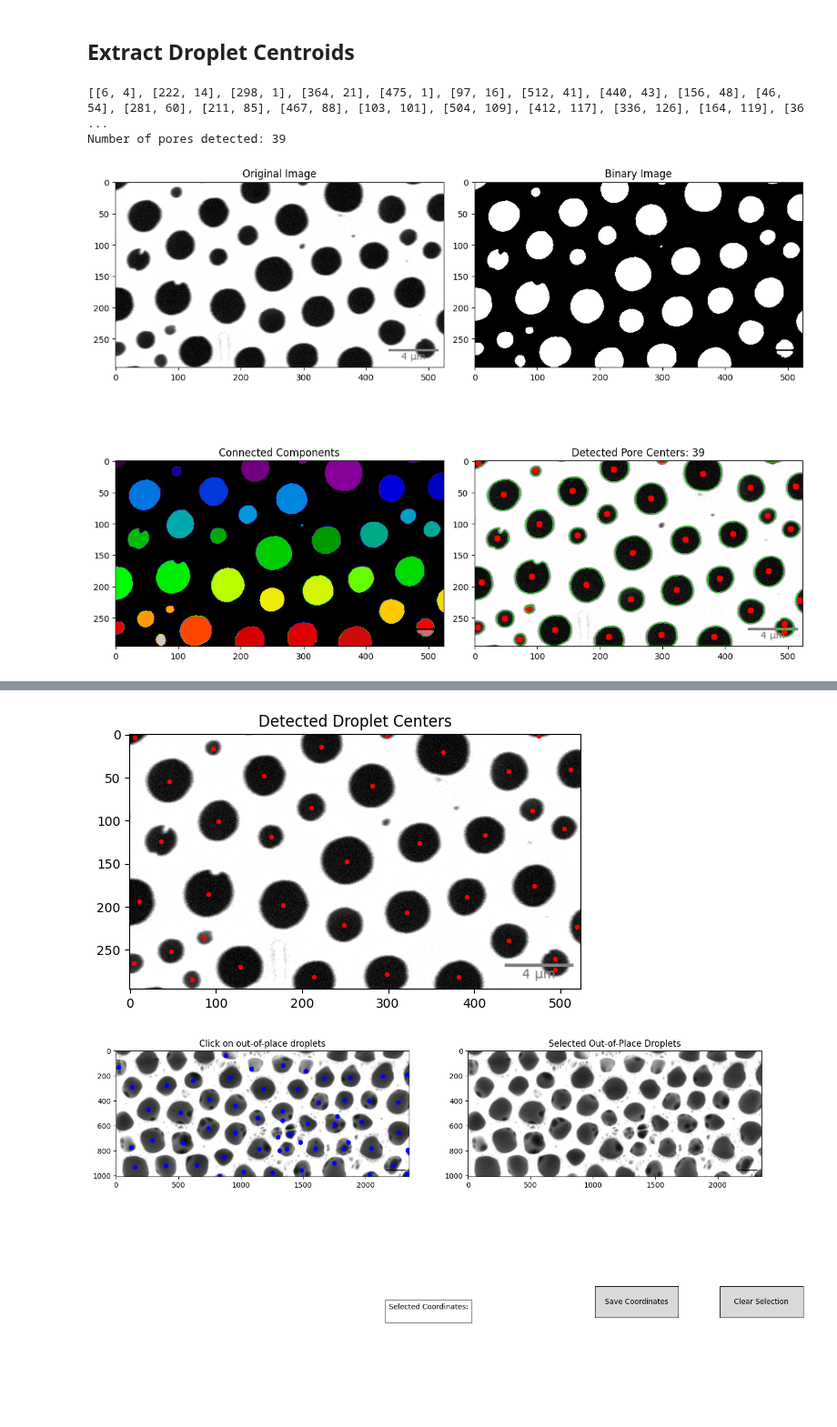
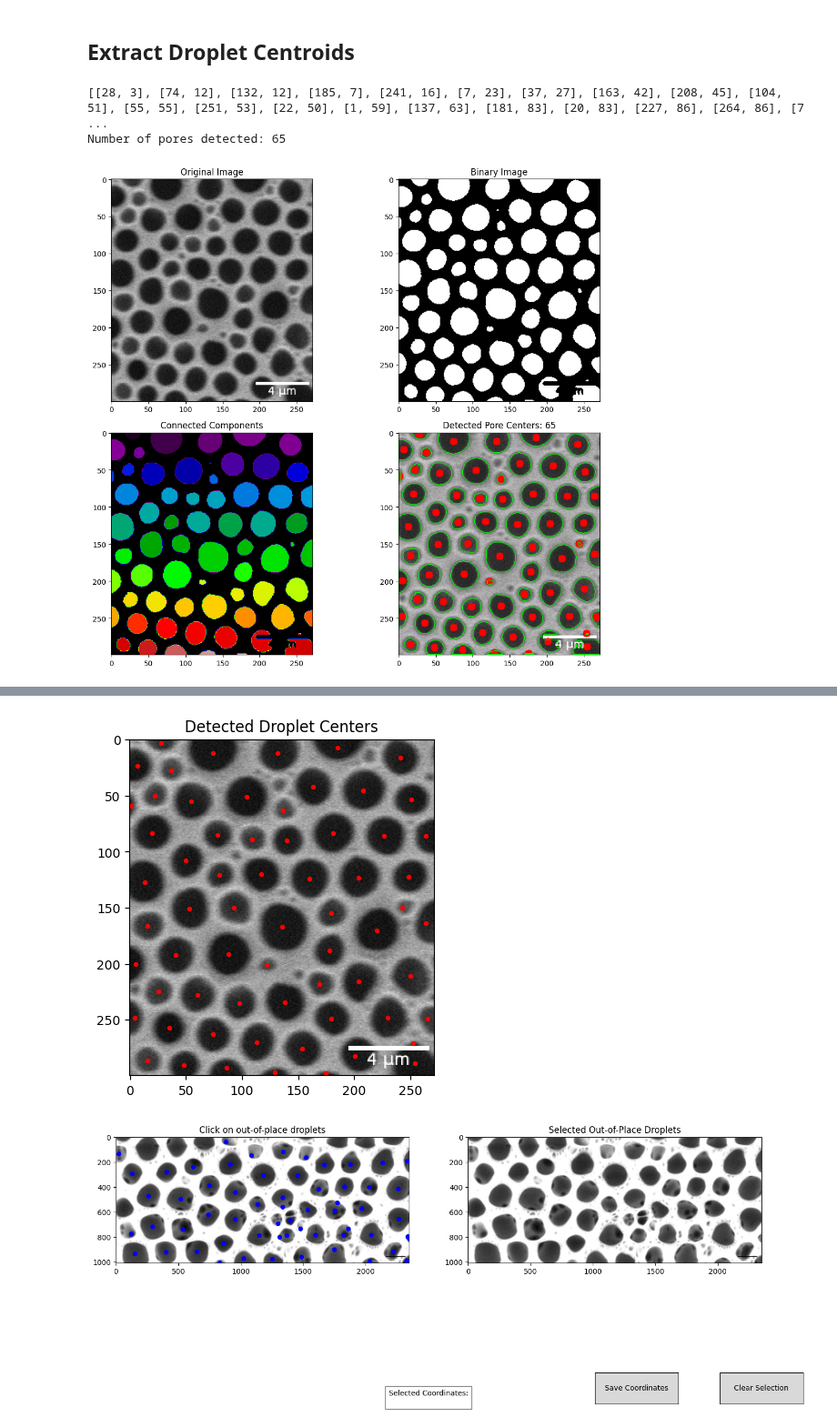
Before and after one commit to lemontang3/Python_Physics, a Jupyter notebook: Voronoi_Analysis.ipynb, the cells around one changed output, grey strips where cells are left out. Shown at 91% size. Saved outputs shown, nothing was run; the diff lists cells and outputs as text; code cells hidden in the pictures; blank space fills up the shorter version.

```diff
--- a/Voronoi_Analysis.ipynb
+++ b/Voronoi_Analysis.ipynb
@@ -47,7 +47,7 @@ import numpy as np
 import matplotlib.pyplot as plt
 
 # Load the image
-image_path = "sample12B.png"  # Update with your image path if needed
+image_path = "sample6B.png"  # Update with your image path if needed
 image = cv2.imread(image_path, cv2.IMREAD_GRAYSCALE)
 
 # Apply Gaussian blur to reduce noise
@@ -61,7 +61,7 @@ _, binary = cv2.threshold(blurred, 100, 255, cv2.THRESH_BINARY_INV)
 nb_components, labels, stats, centroids = cv2.connectedComponentsWithStats(binary, connectivity=8)
 
 # Filter components by size
-min_size = 40 # Minimum area to consider
+min_size = 5 # Minimum area to consider
 max_size = 100000  # Maximum area to consider (to filter out background)
 
 # Create output image for visualization
@@ -108,33 +108,33 @@ plt.title('Original Image')
 plt.subplot(2, 2, 2)
 plt.imshow(binary, cmap='gray')
 plt.title('Binary Image')
 
 # Labeled components (color-coded)
 plt.subplot(2, 2, 3)
 plt.imshow(labels, cmap='nipy_spectral')
 plt.title('Connected Components')
 
 # Final result with centers
 plt.subplot(2, 2, 4)
 plt.imshow(cv2.cvtColor(output_image, cv2.COLOR_BGR2RGB))
 plt.title(f'Detected Pore Centers: {len(filtered_centroids)}')
 
 plt.tight_layout()
 plt.savefig('improved_pore_detection.png', dpi=300)
 plt.show()
 
 # Save the results
 np.save('pore_centroids.npy', filtered_centroids)
 cv2.imwrite('pore_centers.png', output_image)
 
 # Also create a simple visualization showing just the original image with centers
 plt.figure(figsize=(10, 8))
 plt.imshow(image, cmap='gray')
 plt.scatter(filtered_centroids[:, 0], filtered_centroids[:, 1], c='red', s=30)
 plt.title('Detected Droplet Centers')
 plt.savefig('droplet_centers.png', dpi=300)
 plt.show()
 # %% [output]
-[[6, 4], [222, 14], [298, 1], [364, 21], [475, 1], [97, 16], [512, 41], [440, 43], [156, 48], [46, 54], [281, 60], [211, 85], [467, 88], [103, 101], [504, 109], [412, 117], [336, 126], [164, 119], [36 ...
-Number of pores detected: 39
+[[28, 3], [74, 12], [132, 12], [185, 7], [241, 16], [7, 23], [37, 27], [163, 42], [208, 45], [104, 51], [55, 55], [251, 53], [22, 50], [1, 59], [137, 63], [181, 83], [20, 83], [227, 86], [264, 86], [7 ...
+Number of pores detected: 65
-[figure, old version]
+[figure, new version]
@@ -145,7 +145,7 @@ import numpy as np
 import matplotlib.pyplot as plt
 
 # Load the image in grayscale
-image_path = "sample12B.png"  # Update with your image path if needed
+image_path = "sample6B.png"  # Update with your image path if needed
 image = cv2.imread(image_path, cv2.IMREAD_GRAYSCALE)
 
 # Apply median blur to reduce noise
@@ -176,9 +176,7 @@ for cnt in contours:
         cy = int(M["m01"] / M["m00"])
         centroids.append([cx, cy])
 # Convert to NumPy array
-centroids =np.array([[6, 4], [222, 14], [298, 1], [364, 21], [475, 1], [97, 16], [512, 41], [440, 43], [156, 48], [46, 54], [281, 60], [211, 85], [467, 88], [103, 101], [504, 109], [412, 117], [336, 126], [164, 119], [36, 124], [252, 147], [469, 176], [91, 185], [11, 194], [391, 188], [178, 198], [322, 206], [249, 221], [519, 223], [440, 239], [86, 236], [48, 252], [128, 270], [494, 260], [5, 266], [298, 278], [214, 281], [382, 281], [494, 273], [72, 285]]
-
-
+centroids =np.array([[28, 3], [74, 12], [132, 12], [185, 7], [241, 16], [7, 23], [37, 27], [163, 42], [208, 45], [104, 51], [55, 55], [251, 53], [22, 50], [1, 59], [137, 63], [181, 83], [20, 83], [227, 86], [264, 86], [78, 85], [140, 90], [109, 89], [50, 108], [117, 120], [204, 123], [13, 127], [160, 124], [249, 122], [80, 121], [53, 151], [93, 150], [180, 155], [264, 164], [136, 167], [243, 150], [220, 170], [16, 166], [88, 191], [178, 188], [41, 192], [5, 200], [250, 211], [122, 201], [204, 216], [169, 218], [60, 228], [25, 225], [138, 234], [98, 235], [230, 248], [4, 248], [180, 249], [266, 249], [35, 257], [74, 263], [113, 270], [154, 276], [201, 282], [253, 271], [16, 286], [254, 289], [48, 290], [86, 293], [129, 297], [175, 298]]
 
 )
 # Step 5: Plot the results
@@ -187,7 +185,7 @@ plt.scatter(centroids[:, 0], centroids[:, 1], c='red', s=8)
 plt.title('Detected Droplet Centers')
 plt.show()
 # %% [output]
-[figure, old version]
+[figure, new version]
 # %%
 import cv2
 import numpy as np
```
Also changed, not shown: parts of 6 cells of this notebook, 14 other files.
